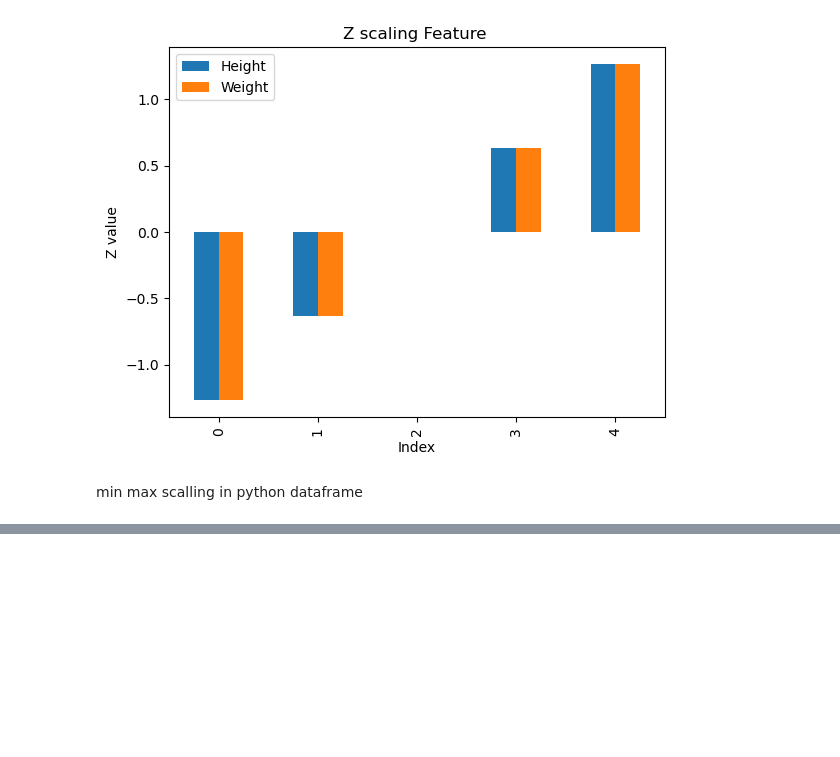
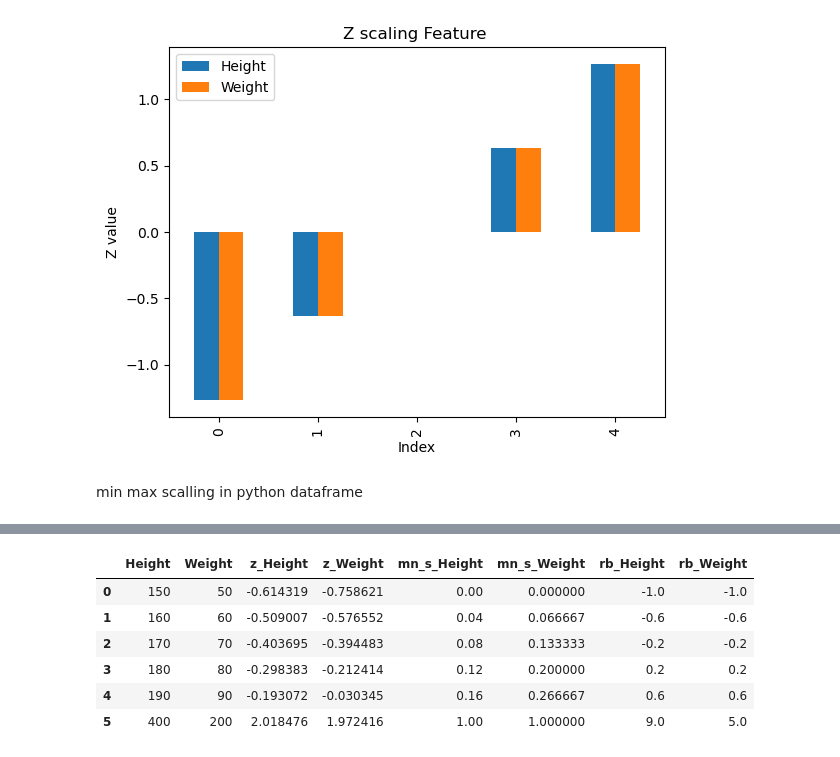
Before and after one commit to arman-hossain45/Phitrom_AI-ML, a Jupyter notebook: allModulePractice.ipynb, the cells around one changed output, grey strips where cells are left out. Saved outputs shown, nothing was run; the diff lists cells and outputs as text; code cells hidden in the pictures; blank space fills up the shorter version.

```diff
--- a/allModulePractice.ipynb
+++ b/allModulePractice.ipynb
@@ -4289,2 +4296,3 @@ Range of this dataset is  40
 # %%
-a=df['scaling']=(df['Weight']-mn)/(range)
+mn_S=(df-mn)/(range)
+mn_S
@@ -4326,0 +4375,21 @@ plt.show()
+# %%
+#slide _BY_slide
+out=pd.concat(
+    [
+        df,
+        z.add_prefix('z_'),
+        mn_S.add_prefix("mn_s_"),
+        robust.add_prefix("rb_")],axis=1
+
+)
+
+out# robust scalling orginally show that there is a row
+#row 5 is a outliar
+# %% [output]
+|  | Height | Weight | z_Height | z_Weight | mn_s_Height | mn_s_Weight | rb_Height | rb_Weight |
+| 0 | 150 | 50 | -0.614319 | -0.758621 | 0.00 | 0.000000 | -1.0 | -1.0 |
+| 1 | 160 | 60 | -0.509007 | -0.576552 | 0.04 | 0.066667 | -0.6 | -0.6 |
+| 2 | 170 | 70 | -0.403695 | -0.394483 | 0.08 | 0.133333 | -0.2 | -0.2 |
+| 3 | 180 | 80 | -0.298383 | -0.212414 | 0.12 | 0.200000 | 0.2 | 0.2 |
+| 4 | 190 | 90 | -0.193072 | -0.030345 | 0.16 | 0.266667 | 0.6 | 0.6 |
+| 5 | 400 | 200 | 2.018476 | 1.972416 | 1.00 | 1.000000 | 9.0 | 5.0 |
```
Also changed, not shown: parts of 12 cells of this notebook.
